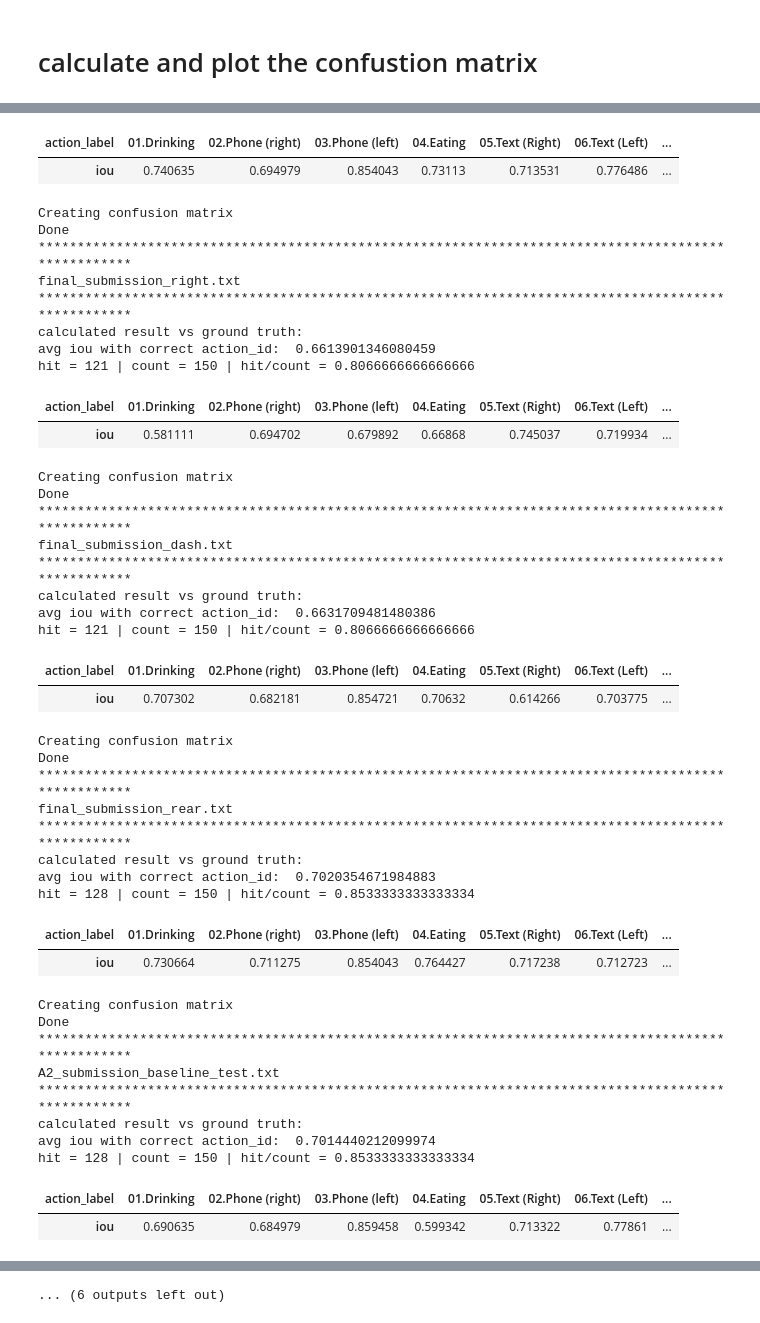
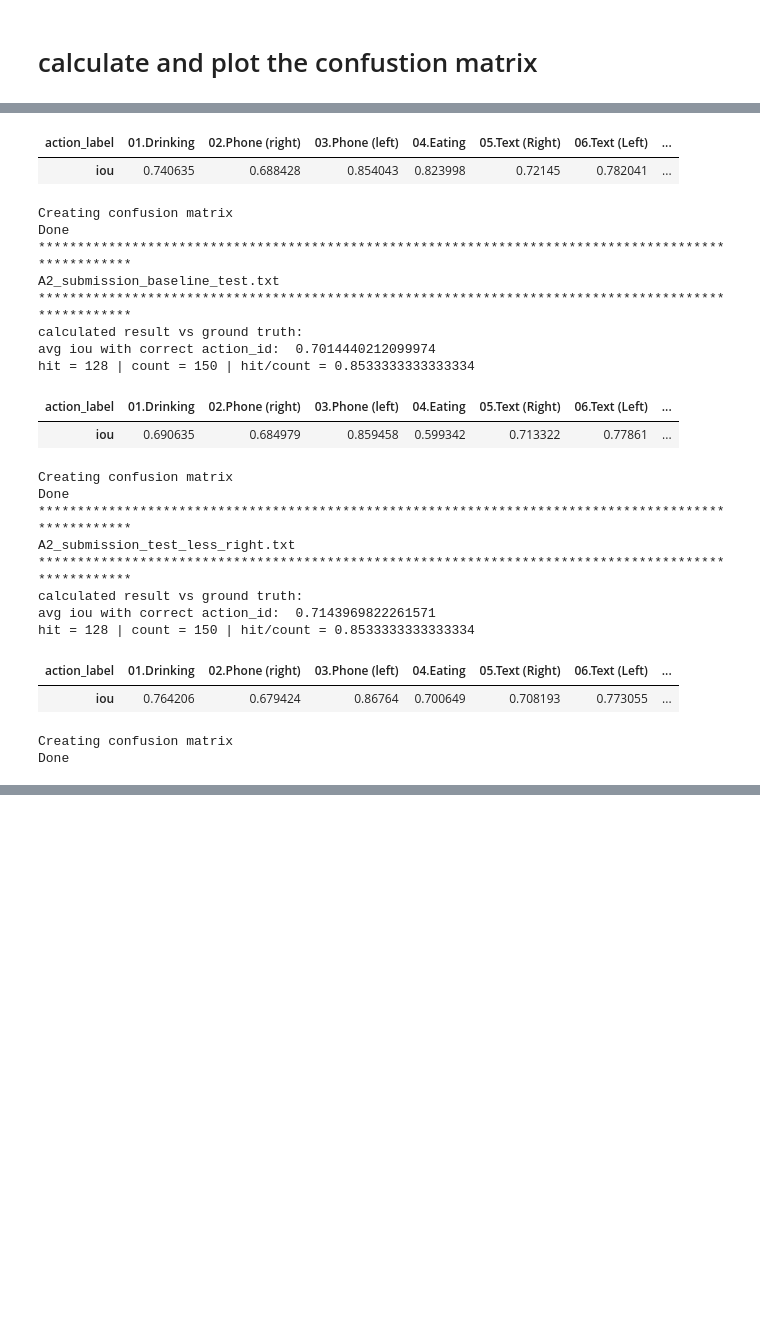
Before and after one commit to quangdilinh/action_reconigtion, a Jupyter notebook: aicity2023_release/ulti_calulation.ipynb, the cells around one changed output, grey strips where cells are left out. Drawn from its saved outputs; the diff is of its cells as text; code cells hidden in the pictures; blank space fills up the shorter version.

Commit message:
try edit submision result & train more parrams

```diff
--- a/aicity2023_release/ulti_calulation.ipynb
+++ b/aicity2023_release/ulti_calulation.ipynb
@@ -176,20 +176,31 @@ def benchmark_submit(df_ground_truth, csv_file_path = 'A2_submission_old.txt'):
     result['action_iou'] = pd.pivot_table(preprocess,values='iou',index='action_label',aggfunc='mean',fill_value=0)
     print('Done')
     return result
+import warnings
+
+# Suppress FutureWarnings
+warnings.simplefilter(action='ignore', category=FutureWarning)
 
 # Load ground truth from Excel file
 excel_file_path = 'data/A2/ground_truth_A2_manual_.xlsx'
 df_ground_truth = pd.read_excel(excel_file_path,sheet_name='ground_truth_submit')
 
 confusion_matrices_dict = {
-    '2023 1st prized': benchmark_submit(df_ground_truth,'final_submission.txt'),
-    '2023 1st prized right': benchmark_submit(df_ground_truth,'final_submission_right.txt'),
-    '2023 1st prized dash': benchmark_submit(df_ground_truth,'final_submission_dash.txt'),
-    '2023 1st prized rear': benchmark_submit(df_ground_truth,'final_submission_rear.txt'),
+    # '2023 1st prized': benchmark_submit(df_ground_truth,'final_submission.txt'),
+    # '2023 1st prized wo buffer' : benchmark_submit(df_ground_truth,'final_submission_wo_buffer.txt'),
+    '2023 1st prized less right' : benchmark_submit(df_ground_truth,'final_submission_less_right.txt'),
     'Baseline reproduce': benchmark_submit(df_ground_truth,'A2_submission_baseline_test.txt'),
-    'only right view' : benchmark_submit(df_ground_truth,'A2_submission_baseline_right.txt'),
-    'only dash view' : benchmark_submit(df_ground_truth,'A2_submission_baseline_dash.txt'),
-    'only rear view' : benchmark_submit(df_ground_truth,'A2_submission_baseline_rear.txt')
+    # 'Baseline reproduce wo buffer': benchmark_submit(df_ground_truth,'A2_submission_wo_buffer.txt'),
+    # 'Baseline reproduce wo buffer max': benchmark_submit(df_ground_truth,'A2_submission_wo_buffer_max.txt'),
+    # 'Baseline reproduce max': benchmark_submit(df_ground_truth,'A2_submission_max.txt'),
+    'Baseline reproduce less right': benchmark_submit(df_ground_truth,'A2_submission_test_less_right.txt')
+    # '2023 1st prized right': benchmark_submit(df_ground_truth,'A2_submission_wo_buffer.txt'),
+    # '2023 1st prized dash': benchmark_submit(df_ground_truth,'final_submission_dash.txt'),
+    # '2023 1st prized rear': benchmark_submit(df_ground_truth,'final_submission_rear.txt'),
+    # 'baselilne right' : benchmark_submit(df_ground_truth,'A2_submission_baseline_right.txt'),
+    # 'baseline dash' : benchmark_submit(df_ground_truth,'A2_submission_baseline_dash.txt'),
+    # 'baseline rear' : benchmark_submit(df_ground_truth,'A2_submission_baseline_rear.txt')
+
 }
 # Plot the confusion matrices
 plot_confusion_matrices(confusion_matrices_dict, size = 18)
@@ -203,42 +214,24 @@ hit = 134 | count = 150 | hit/count = 0.8933333333333333
 | action_label | 01.Drinking | 02.Phone (right) | 03.Phone (left) | 04.Eating | 05.Text (Right) | 06.Text (Left) | ... |
-| iou | 0.740635 | 0.694979 | 0.854043 | 0.73113 | 0.713531 | 0.776486 | ... |
+| iou | 0.740635 | 0.688428 | 0.854043 | 0.823998 | 0.72145 | 0.782041 | ... |
 Creating confusion matrix
 Done
 ****************************************************************************************************
-final_submission_right.txt
+A2_submission_baseline_test.txt
 ****************************************************************************************************
 calculated result vs ground truth:
-avg iou with correct action_id:  0.6613901346080459
-hit = 121 | count = 150 | hit/count = 0.8066666666666666
+avg iou with correct action_id:  0.7014440212099974
+hit = 128 | count = 150 | hit/count = 0.8533333333333334
 | action_label | 01.Drinking | 02.Phone (right) | 03.Phone (left) | 04.Eating | 05.Text (Right) | 06.Text (Left) | ... |
-| iou | 0.581111 | 0.694702 | 0.679892 | 0.66868 | 0.745037 | 0.719934 | ... |
+| iou | 0.690635 | 0.684979 | 0.859458 | 0.599342 | 0.713322 | 0.77861 | ... |
 Creating confusion matrix
 Done
 ****************************************************************************************************
-final_submission_dash.txt
+A2_submission_test_less_right.txt
 ****************************************************************************************************
 calculated result vs ground truth:
-avg iou with correct action_id:  0.6631709481480386
-hit = 121 | count = 150 | hit/count = 0.8066666666666666
+avg iou with correct action_id:  0.7143969822261571
+hit = 128 | count = 150 | hit/count = 0.8533333333333334
 | action_label | 01.Drinking | 02.Phone (right) | 03.Phone (left) | 04.Eating | 05.Text (Right) | 06.Text (Left) | ... |
-| iou | 0.707302 | 0.682181 | 0.854721 | 0.70632 | 0.614266 | 0.703775 | ... |
+| iou | 0.764206 | 0.679424 | 0.86764 | 0.700649 | 0.708193 | 0.773055 | ... |
 Creating confusion matrix
 Done
-****************************************************************************************************
-final_submission_rear.txt
-****************************************************************************************************
-calculated result vs ground truth:
-avg iou with correct action_id:  0.7020354671984883
-hit = 128 | count = 150 | hit/count = 0.8533333333333334
-| action_label | 01.Drinking | 02.Phone (right) | 03.Phone (left) | 04.Eating | 05.Text (Right) | 06.Text (Left) | ... |
-| iou | 0.730664 | 0.711275 | 0.854043 | 0.764427 | 0.717238 | 0.712723 | ... |
-Creating confusion matrix
-Done
-****************************************************************************************************
-A2_submission_baseline_test.txt
-****************************************************************************************************
-calculated result vs ground truth:
-avg iou with correct action_id:  0.7014440212099974
-hit = 128 | count = 150 | hit/count = 0.8533333333333334
-| action_label | 01.Drinking | 02.Phone (right) | 03.Phone (left) | 04.Eating | 05.Text (Right) | 06.Text (Left) | ... |
-| iou | 0.690635 | 0.684979 | 0.859458 | 0.599342 | 0.713322 | 0.77861 | ... |
@@ -255 +237,0 @@ hit = 121 | count = 150 | hit/count = 0.8066666666666666
-... (6 outputs left out)
```
Also changed, not shown: parts of 3 cells of this notebook, 13 other files.
